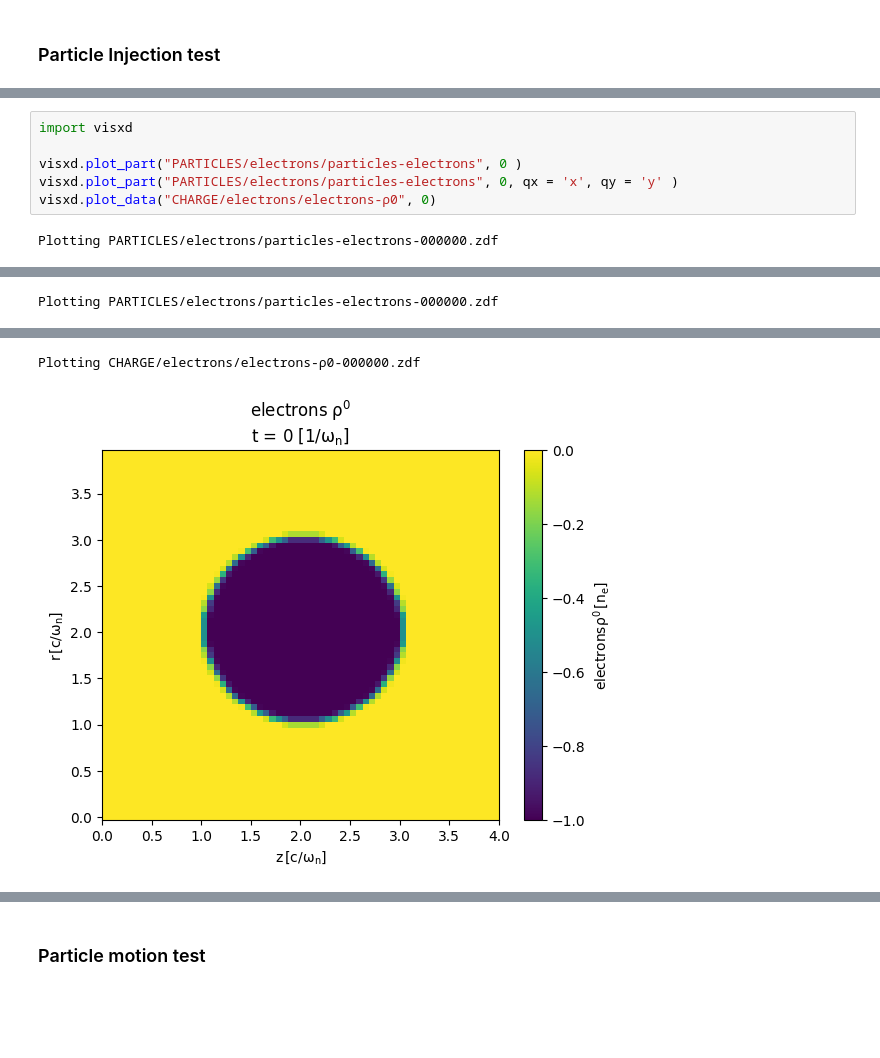
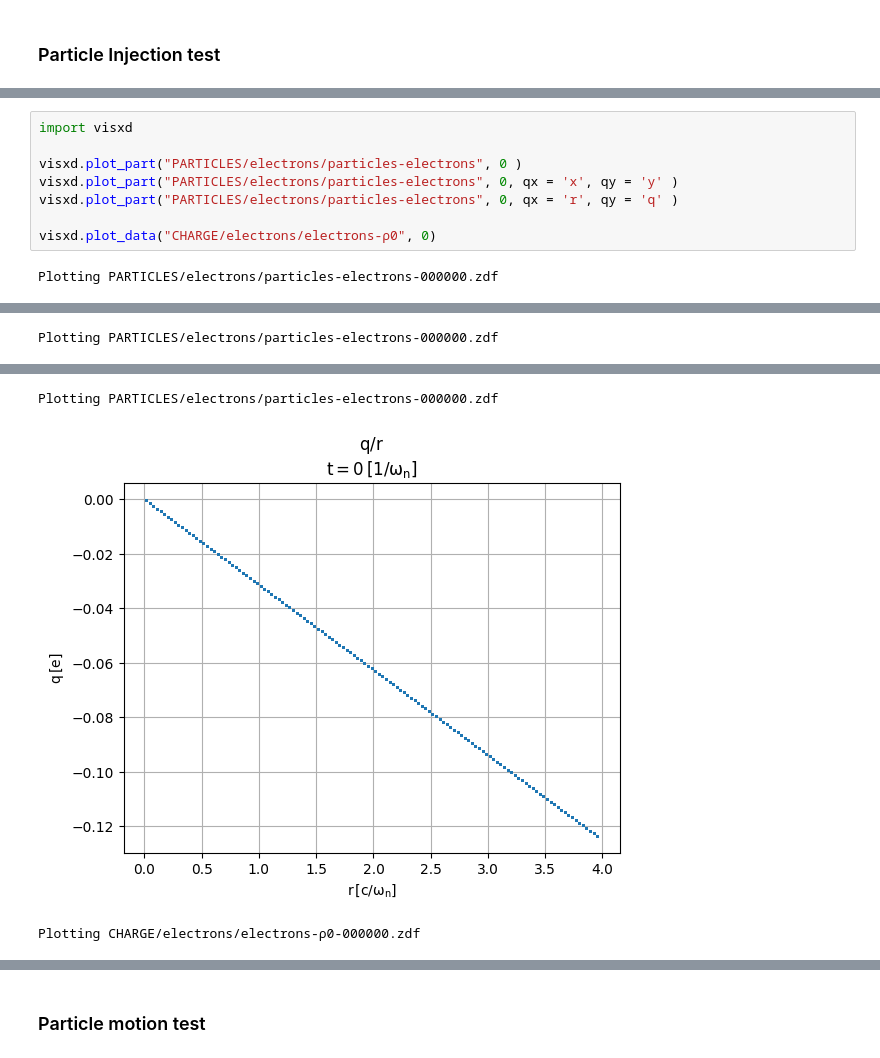
Before and after one commit to ricardo-fonseca/zpic-parallel, a Jupyter notebook: cuda-mpi/q3d/Debug-mpi.ipynb, the cells around one changed output, grey strips where cells are left out. Drawn from its saved outputs; the diff is of its cells as text; blank space fills up the shorter version.

```diff
--- a/cuda-mpi/q3d/Debug-mpi.ipynb
+++ b/cuda-mpi/q3d/Debug-mpi.ipynb
@@ -116,6 +123,8 @@ import visxd
 
 visxd.plot_part("PARTICLES/electrons/particles-electrons", 0 )
 visxd.plot_part("PARTICLES/electrons/particles-electrons", 0, qx = 'x', qy = 'y' )
+visxd.plot_part("PARTICLES/electrons/particles-electrons", 0, qx = 'r', qy = 'q' )
+
 visxd.plot_data("CHARGE/electrons/electrons-ρ0", 0)
 # %% [output]
 Plotting PARTICLES/electrons/particles-electrons-000000.zdf
@@ -125,2 +134,3 @@ Plotting PARTICLES/electrons/particles-electrons-000000.zdf
-Plotting CHARGE/electrons/electrons-ρ0-000000.zdf
+Plotting PARTICLES/electrons/particles-electrons-000000.zdf
-[figure, old version]
+[figure, new version]
+Plotting CHARGE/electrons/electrons-ρ0-000000.zdf
```
Also changed, not shown: parts of 9 cells of this notebook, 11 other files.
